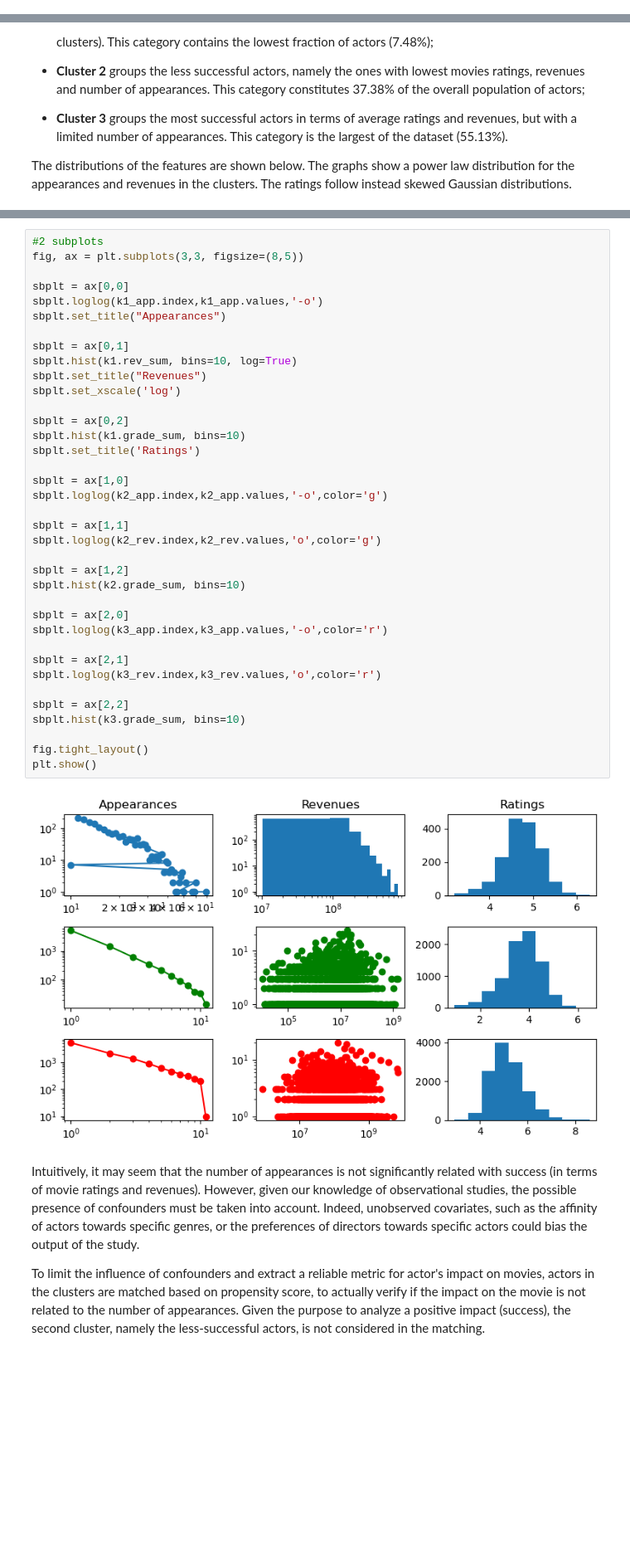
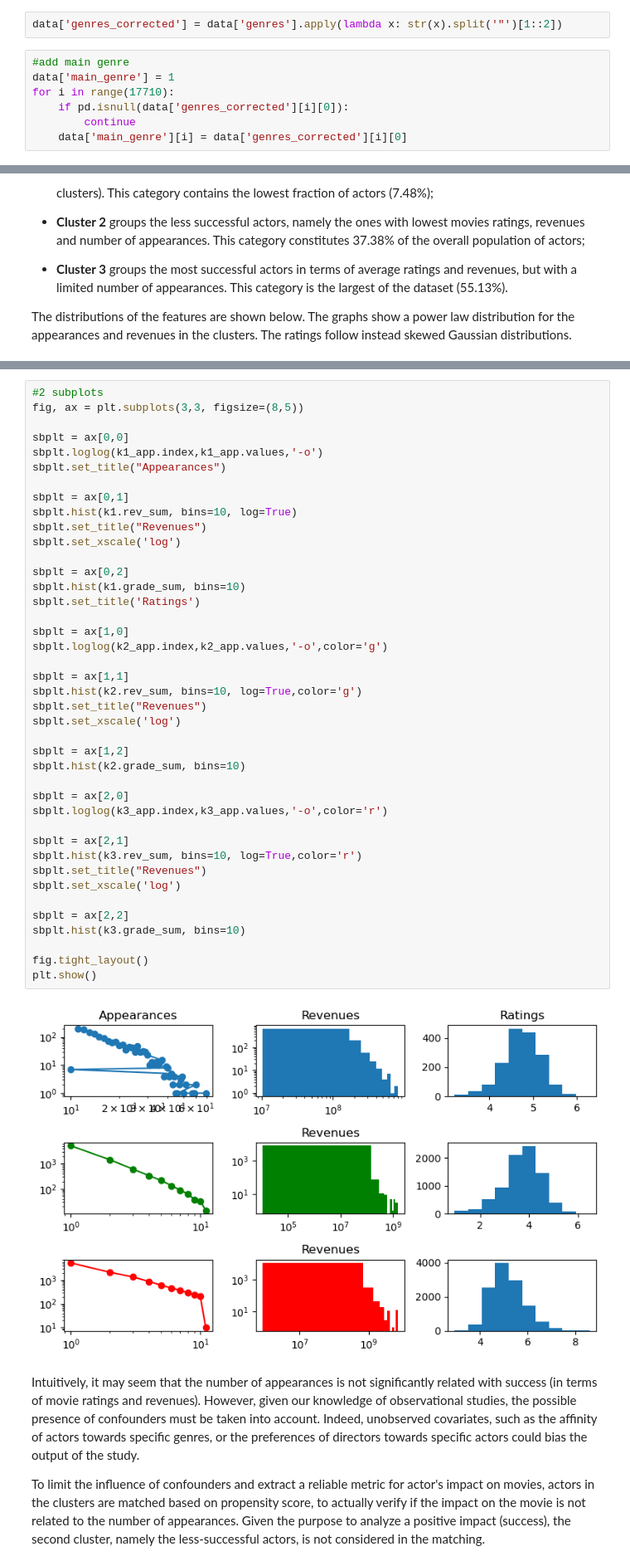
Before and after one commit to louisleger/ada-final-project, a Jupyter notebook: src/star_score.ipynb, the cells around one changed output, grey strips where cells are left out. Shown at 83% size. Saved outputs shown, nothing was run; the diff lists cells and outputs as text; blank space fills up the shorter version.

```diff
--- a/src/star_score.ipynb
+++ b/src/star_score.ipynb
@@ -58,6 +58,15 @@ actor data without the budget  21924 actor data with the budget 15502
 movie data without the budget  7361 movie data with the budget 3610
 # %% [markdown]
 Because of the mismatched budget data and hard drop off in data points of actors & movies we have decided to calculate for the P2 milestone the star score of our actors without taking into account the budget but we will be using it for further regression analysis.
+# %%
+data['genres_corrected'] = data['genres'].apply(lambda x: str(x).split('"')[1::2])
+# %%
+#add main genre
+data['main_genre'] = 1
+for i in range(17710):
+    if pd.isnull(data['genres_corrected'][i][0]):
+        continue
+    data['main_genre'][i] = data['genres_corrected'][i][0]
 # %% [markdown]
 ## Observation of distributions
 # %%
@@ -393,36 +405,40 @@ sbplt.loglog(k1_app.index,k1_app.values,'-o')
 sbplt.set_title("Appearances")
 
 sbplt = ax[0,1]
 sbplt.hist(k1.rev_sum, bins=10, log=True)
 sbplt.set_title("Revenues")
 sbplt.set_xscale('log')
 
 sbplt = ax[0,2]
 sbplt.hist(k1.grade_sum, bins=10)
 sbplt.set_title('Ratings')
 
 sbplt = ax[1,0]
 sbplt.loglog(k2_app.index,k2_app.values,'-o',color='g')
 
 sbplt = ax[1,1]
-sbplt.loglog(k2_rev.index,k2_rev.values,'o',color='g')
+sbplt.hist(k2.rev_sum, bins=10, log=True,color='g')
+sbplt.set_title("Revenues")
+sbplt.set_xscale('log')
 
 sbplt = ax[1,2]
 sbplt.hist(k2.grade_sum, bins=10)
 
 sbplt = ax[2,0]
 sbplt.loglog(k3_app.index,k3_app.values,'-o',color='r')
 
 sbplt = ax[2,1]
-sbplt.loglog(k3_rev.index,k3_rev.values,'o',color='r')
+sbplt.hist(k3.rev_sum, bins=10, log=True,color='r')
+sbplt.set_title("Revenues")
+sbplt.set_xscale('log')
 
 sbplt = ax[2,2]
 sbplt.hist(k3.grade_sum, bins=10)
 
 fig.tight_layout()
 plt.show()
 # %% [output]
-[figure, old version]
+[figure, new version]
 # %% [markdown]
 Intuitively, it may seem that the number of appearances is not significantly related with success (in terms of movie ratings and revenues). However, given our knowledge of observational studies, the possible presence of confounders must be taken into account. Indeed, unobserved covariates, such as the affinity of actors towards specific genres, or the preferences of directors towards specific actors could bias the output of the study.
 
```
Also changed, not shown: parts of 8 cells of this notebook.
